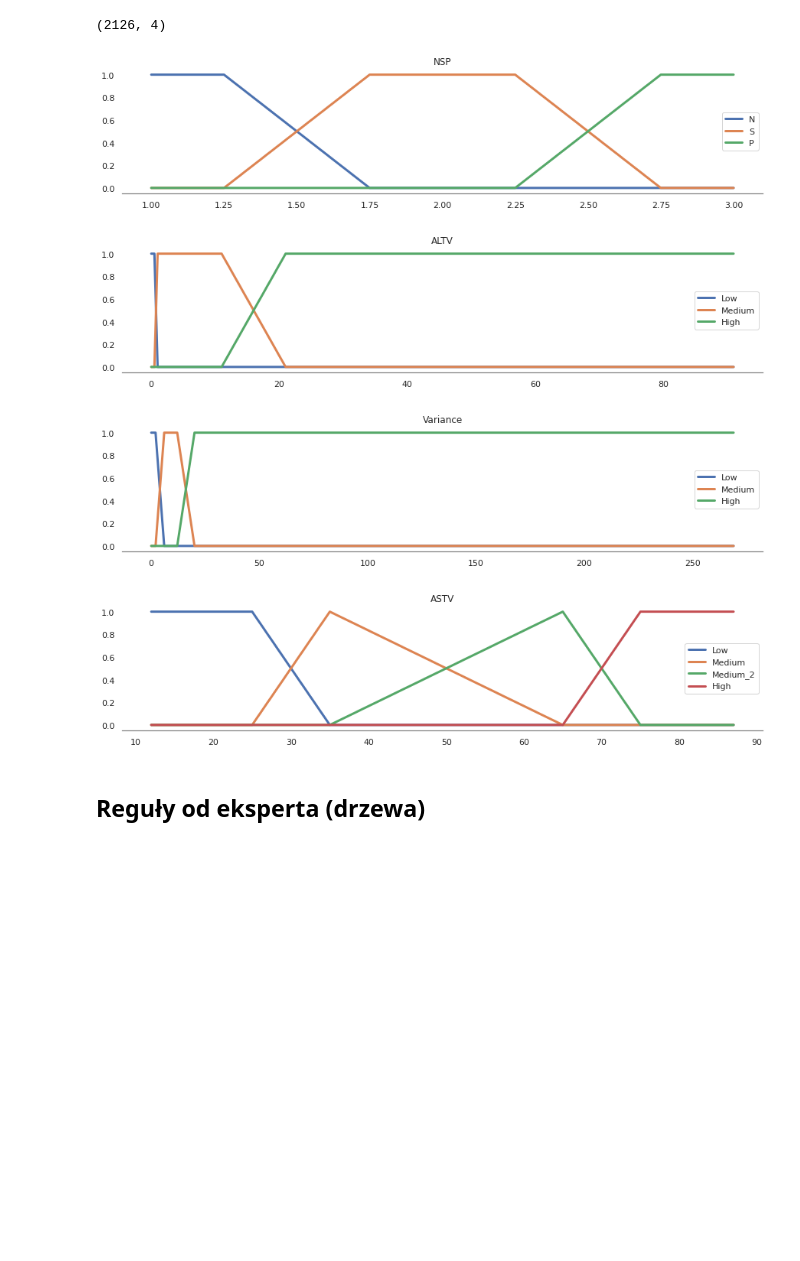
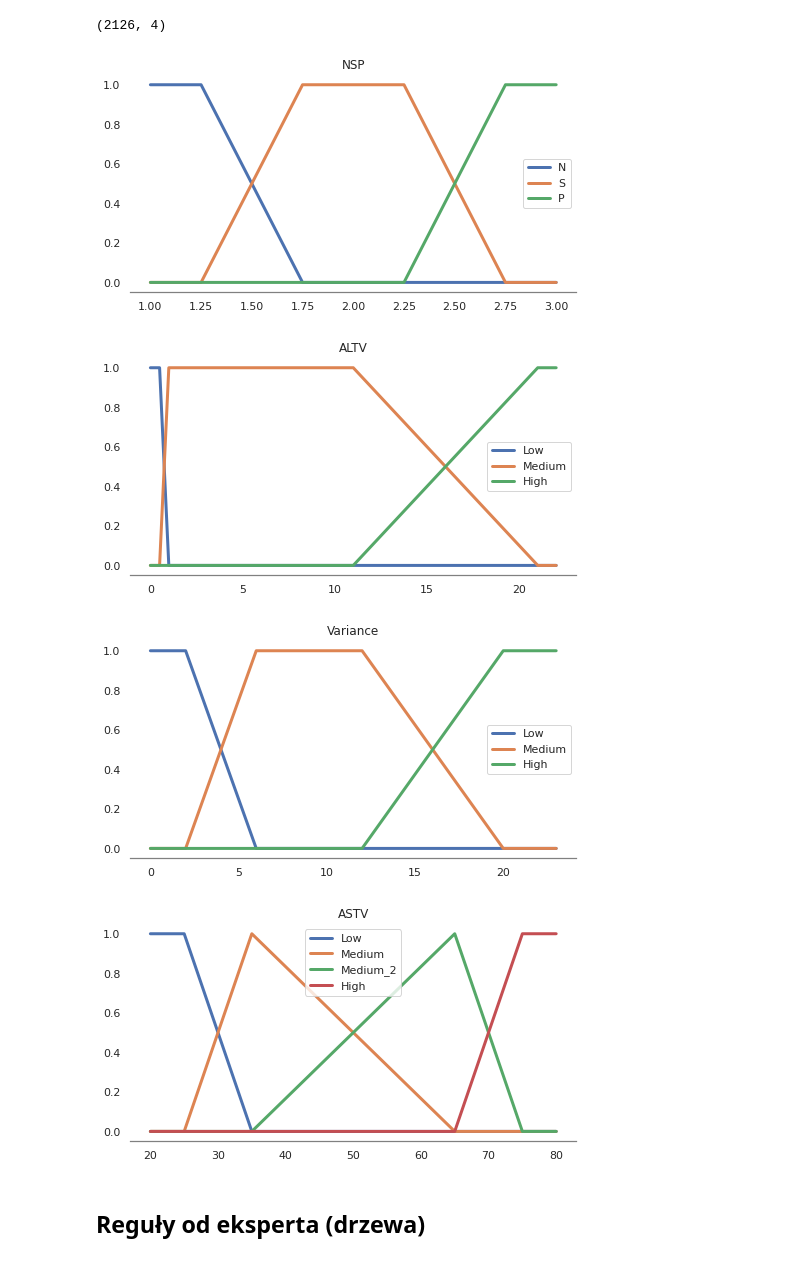
Before and after one commit to Krl1/Fuzzy_clustering, a Jupyter notebook: Projekt/final.ipynb, the cells around one changed output. Drawn from its saved outputs; the diff is of its cells as text; code cells hidden in the pictures; blank space fills up the shorter version.

```diff
--- a/Projekt/final.ipynb
+++ b/Projekt/final.ipynb
@@ -185,7 +218,7 @@ print(df.shape)
 # %%
 variables = {
     "ALTV": FuzzyVariable(
-        universe_range=(0, 91),
+        universe_range=(0, 22),
         terms={
             "Low": [(0.5, 1), (1, 0)],
             "Medium": [(0.5, 0), (1, 1), (11,1), (21,0)],
@@ -193,49 +226,49 @@ variables = {
         },
     ),
     "Variance": FuzzyVariable(
-        universe_range=(0, 269),
+        universe_range=(0, 23),
         terms={
             "Low": [(2, 1), (6, 0)], #żeby się w 4 przecinąływ połowie
             "Medium": [(2, 0), (6, 1), (12,1), (20,0)],
             "High": [(12, 0), (20, 1)], #żeby się w 16 przecinąływ połowie
         },
     ),
     "ASTV": FuzzyVariable(
-        universe_range=(12, 87),
+        universe_range=(20, 80),
         terms={
             "Low": [(25, 1), (35, 0)],
             "Medium": [(25, 0), (35, 1), (65,0)],
             "Medium_2": [(35, 0), (65, 1), (75,0)],
             "High": [(65, 0), (75, 1)],
         },
     ),
     "NSP": FuzzyVariable(
         universe_range=(1, 3),
         terms={
             "N": [(1.25, 1), (1.75, 0)],
             "S": [(1.25, 0), (1.75, 1), (2.25, 1), (2.75,0)],
             "P": [(2.25, 0), (2.75, 1)],
         },
     ),
 }
 
-plt.figure(figsize=(15, 3))
+plt.figure(figsize=(8, 4))
 plt.title('NSP')
 variables["NSP"].plot()
-plt.figure(figsize=(15, 3))
+plt.figure(figsize=(8, 4))
 plt.title('ALTV')
 variables["ALTV"].plot()
-plt.figure(figsize=(15, 3))
+plt.figure(figsize=(8, 4))
 plt.title('Variance')
 variables["Variance"].plot()
-plt.figure(figsize=(15, 3))
+plt.figure(figsize=(8, 4))
 plt.title('ASTV')
 variables["ASTV"].plot()
 # %% [output]
-[figure, old version]
+[figure, new version]
-[figure, old version]
+[figure, new version]
-[figure, old version]
+[figure, new version]
-[figure, old version]
+[figure, new version]
 # %% [markdown]
 ## Reguły od eksperta (drzewa)
 # %%
```
Also changed, not shown: parts of 18 cells of this notebook.
